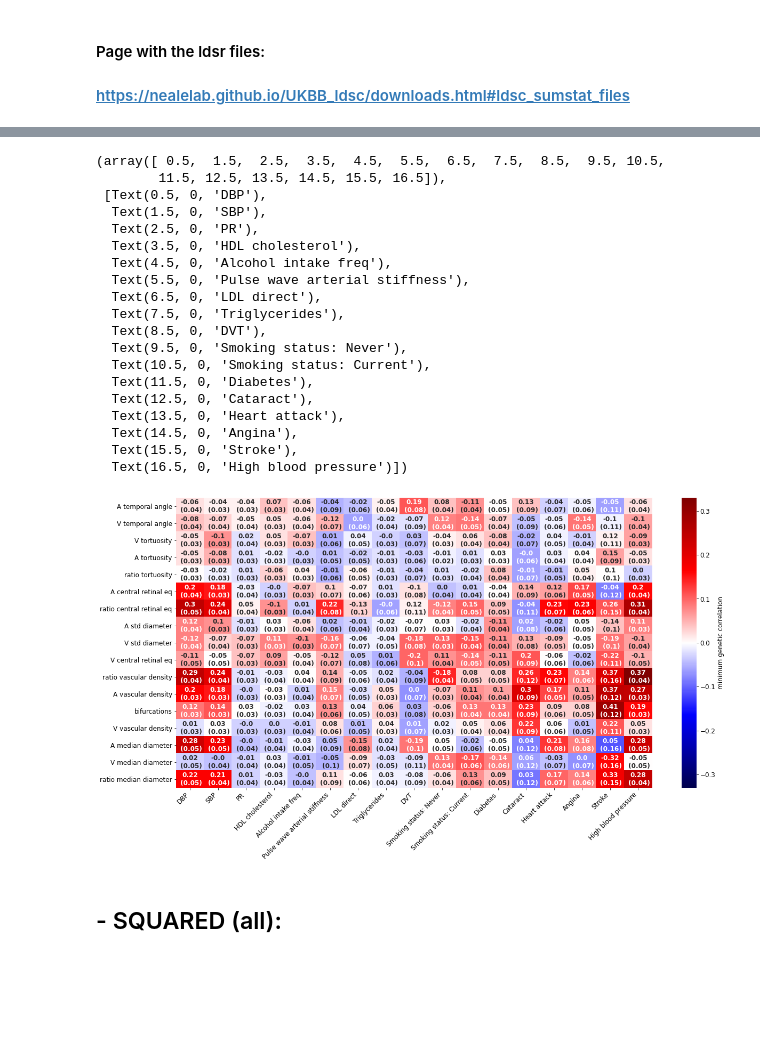
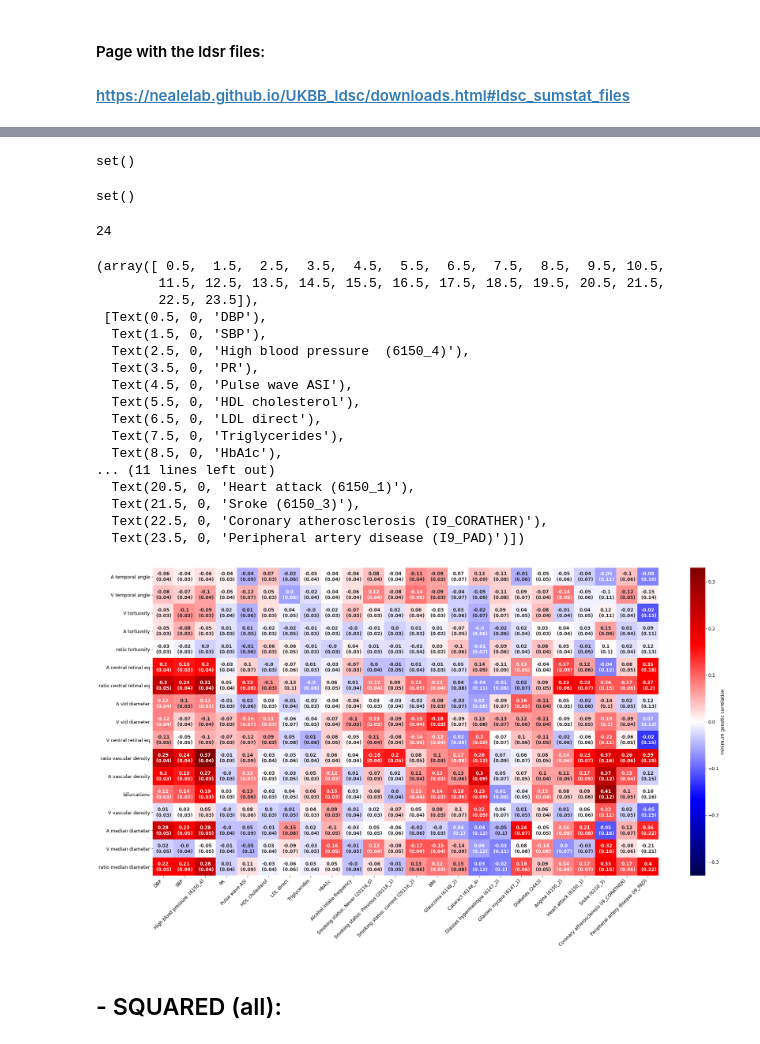
Before and after one commit to BergmannLab/retina-phenotypes, a Jupyter notebook: complementary/GWAS_postprocessing/ldsr_correlation/gcorr_diseases_ldsr.ipynb, the cells around one changed output, grey strips where cells are left out. Cells and saved outputs as stored; diff of their text form; code cells hidden in the pictures; blank space fills up the shorter version.

Commit message:
Add first version genetic diseases

```diff
--- a/complementary/GWAS_postprocessing/ldsr_correlation/gcorr_diseases_ldsr.ipynb
+++ b/complementary/GWAS_postprocessing/ldsr_correlation/gcorr_diseases_ldsr.ipynb
@@ -252,17 +295,22 @@ traits_reduced
 # %%
-def rename_col_index(df, l_diseases_old, l_diseases_new, l_phenos_old, l_phenos_new):
-    df.rename(columns=dict(zip(l_diseases_old, l_diseases_new)), inplace=True)
-    df.rename(index=dict(zip(l_phenos_old, l_phenos_new)), inplace=True)
-    return df
+def rename_col_index(df, l_phenos_old, l_phenos_new, l_diseases_old, l_diseases_new):
+      df.rename(columns=dict(zip(l_diseases_old, l_diseases_new)), inplace=True)
+      df.rename(index=dict(zip(l_phenos_old, l_phenos_new)), inplace=True)
+      return df
 
-def detele_col_index(df, l_cols_delete, l_rows_delete, l_diseases_new, l_phenos_old, l_phenos_new):
-    df=df.drop(columns=l_cols_delete)
-    df=df.drop(index=l_rows_delete)
-    df= rename_col_index(df, l_rows_delete, l_diseases_new, l_phenos_old, l_phenos_new)
+def detele_col_index(df, l_phenos_old, l_phenos_new, l_diseases_old, l_diseases_new):
+      #print(l_phenos_old, l_phenos_new)
+      df=df.drop(columns=l_phenos_old)
+      #print(df.index)
+      #print(l_diseases_old)
+      #df=df.drop(index=l_diseases_old)
+      df = df[df.index.isin(l_phenos_old)]
+      #print(df)
+      df= rename_col_index(df, l_phenos_old, l_phenos_new, l_diseases_old, l_diseases_new)
+      return df
 
-    return df
+df_corr_simpl = detele_col_index(df_corr, traits_phenos, traits_phenos_new, traits_all, traits_all_new)
+df_std_simpl = detele_col_index(df_std2,  traits_phenos, traits_phenos_new, traits_all,  traits_all_new)
 
-
-df_corr_simpl= detele_col_index(df_corr, traits_phenos, traits_reduced, list(diseases_traits.values()),traits_phenos, traits_phenos_new)
-df_std_simpl = detele_col_index(df_std2,  traits_phenos, traits_reduced, list(diseases_traits.values()), traits_phenos, traits_phenos_new)
-df_corr_simpl
+#df_std_simpl =  df_std2 #.astype(float)
+#df_corr_simpl = df_corr.astype(float)
@@ -287,0 +317,4 @@ df_corr_simpl
+# %%
+#df_std_simpl.drop_duplicates(inplace=True)
+df_std_simpl = df_std_simpl.loc[:,~df_std_simpl.columns.duplicated()].copy()
+df_std_simpl.columns
@@ -355,49 +403,60 @@ if table_plot=='True':
+# %%
+set(traits_all)-set(df_diseases_all['pheno'])
+# %% [output]
+set()
+# %%
+set(traits_all_new)-set(df_corr_simpl.columns)
+# %% [output]
+set()
+# %%
+len(traits_all_new)
+# %% [output]
+24
 # %%
 ##min gcorr
 plt.rcParams['axes.labelsize'] = 12
 plt.rcParams['axes.titlesize'] = 12
 
-df_corr_minus_std=abs(df_corr_simpl) - (df_std_simpl)
+df_corr_minus_std= (abs(df_corr_simpl) - abs(df_std_simpl))
 
 
 df = df_corr_simpl.astype(str) + '\n (' + df_std_simpl.astype(str)+ ')'
 
 df_corr_minus_std = df_corr_minus_std.astype(float)
 
 plt.rcParams['font.size'] = '12'
-figsize_val_2=(20, 10)
+#figsize_val_2=(30, 30)
+figsize_val_2=(30, 15)
 #figsize_val_2=(10, 10)
 fig, ax = plt.subplots(figsize=figsize_val_2)
 fig1 = sns.heatmap(df_corr_minus_std,
             annot=df.values, #(log10p>Bonf_thresh).replace({True:'*', False:''}),
             cbar=True, #If not False
             fmt="", annot_kws={'weight': 'bold'},
             vmin=-abs(df_corr_minus_std).max().max(),
             vmax=abs(df_corr_minus_std).max().max(),
             cmap='seismic',alpha=1.0, cbar_kws={'label': 'minimum genetic correlation'},
             ax=ax)
 plt.xticks(rotation=45, ha='right')
 # %% [output]
 (array([ 0.5,  1.5,  2.5,  3.5,  4.5,  5.5,  6.5,  7.5,  8.5,  9.5, 10.5,
-        11.5, 12.5, 13.5, 14.5, 15.5, 16.5]),
+        11.5, 12.5, 13.5, 14.5, 15.5, 16.5, 17.5, 18.5, 19.5, 20.5, 21.5,
+        22.5, 23.5]),
  [Text(0.5, 0, 'DBP'),
   Text(1.5, 0, 'SBP'),
-  Text(2.5, 0, 'PR'),
-  Text(3.5, 0, 'HDL cholesterol'),
-  Text(4.5, 0, 'Alcohol intake freq'),
-  Text(5.5, 0, 'Pulse wave arterial stiffness'),
+  Text(2.5, 0, 'High blood pressure  (6150_4)'),
+  Text(3.5, 0, 'PR'),
+  Text(4.5, 0, 'Pulse wave ASI'),
+  Text(5.5, 0, 'HDL cholesterol'),
   Text(6.5, 0, 'LDL direct'),
   Text(7.5, 0, 'Triglycerides'),
-  Text(8.5, 0, 'DVT'),
-  Text(9.5, 0, 'Smoking status: Never'),
-  Text(10.5, 0, 'Smoking status: Current'),
-  Text(11.5, 0, 'Diabetes'),
-  Text(12.5, 0, 'Cataract'),
-  Text(13.5, 0, 'Heart attack'),
-  Text(14.5, 0, 'Angina'),
-  Text(15.5, 0, 'Stroke'),
-  Text(16.5, 0, 'High blood pressure')])
+  Text(8.5, 0, 'HbA1c'),
+... (11 lines left out)
+  Text(20.5, 0, 'Heart attack (6150_1)'),
+  Text(21.5, 0, 'Sroke (6150_3)'),
+  Text(22.5, 0, 'Coronary atherosclerosis (I9_CORATHER)'),
+  Text(23.5, 0, 'Peripheral artery disease (I9_PAD)')])
-[figure, old version]
+[figure, new version]
 # %% [markdown]
 ## - SQUARED (all):
 # %% [markdown]
```
Also changed, not shown: parts of 17 cells of this notebook, 2 other files.
